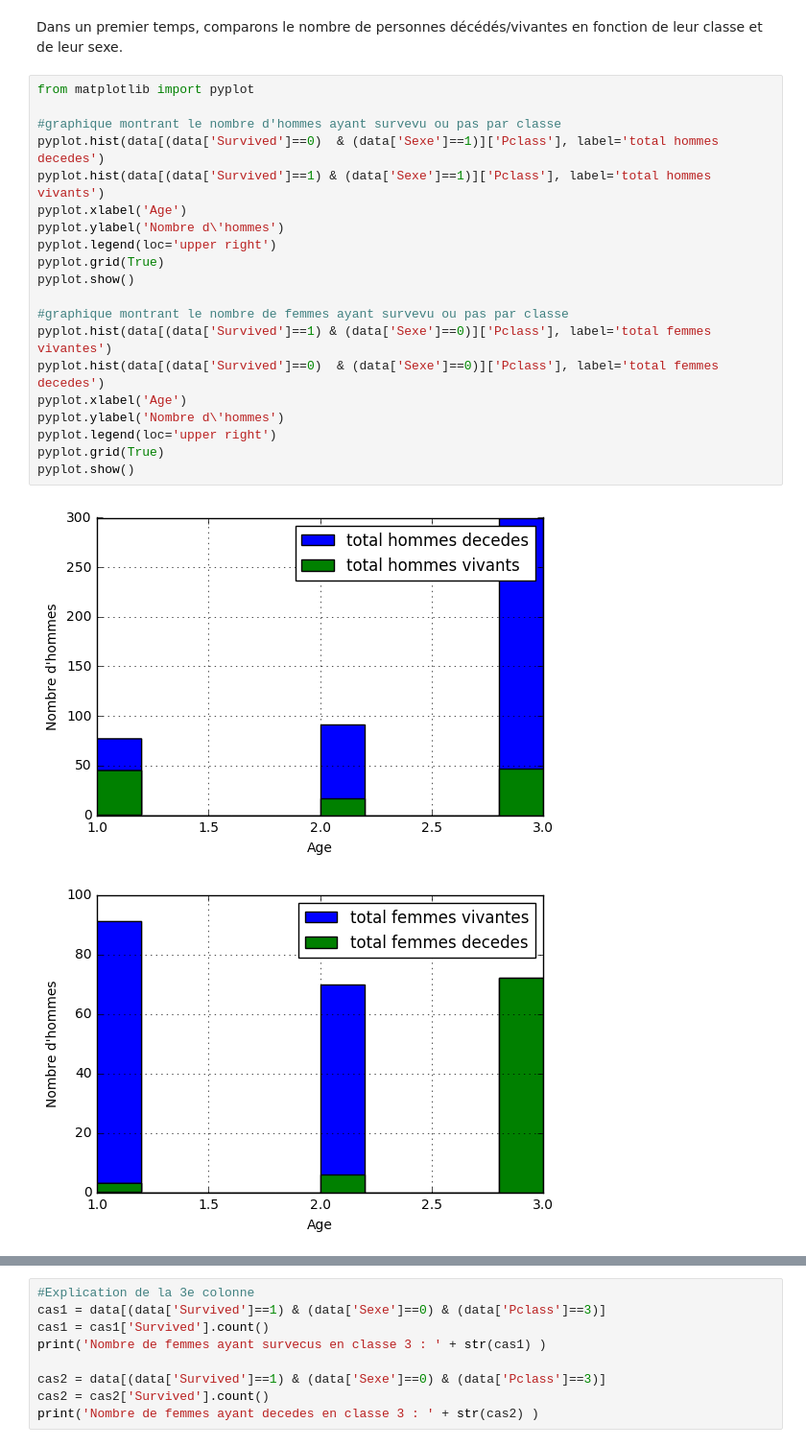
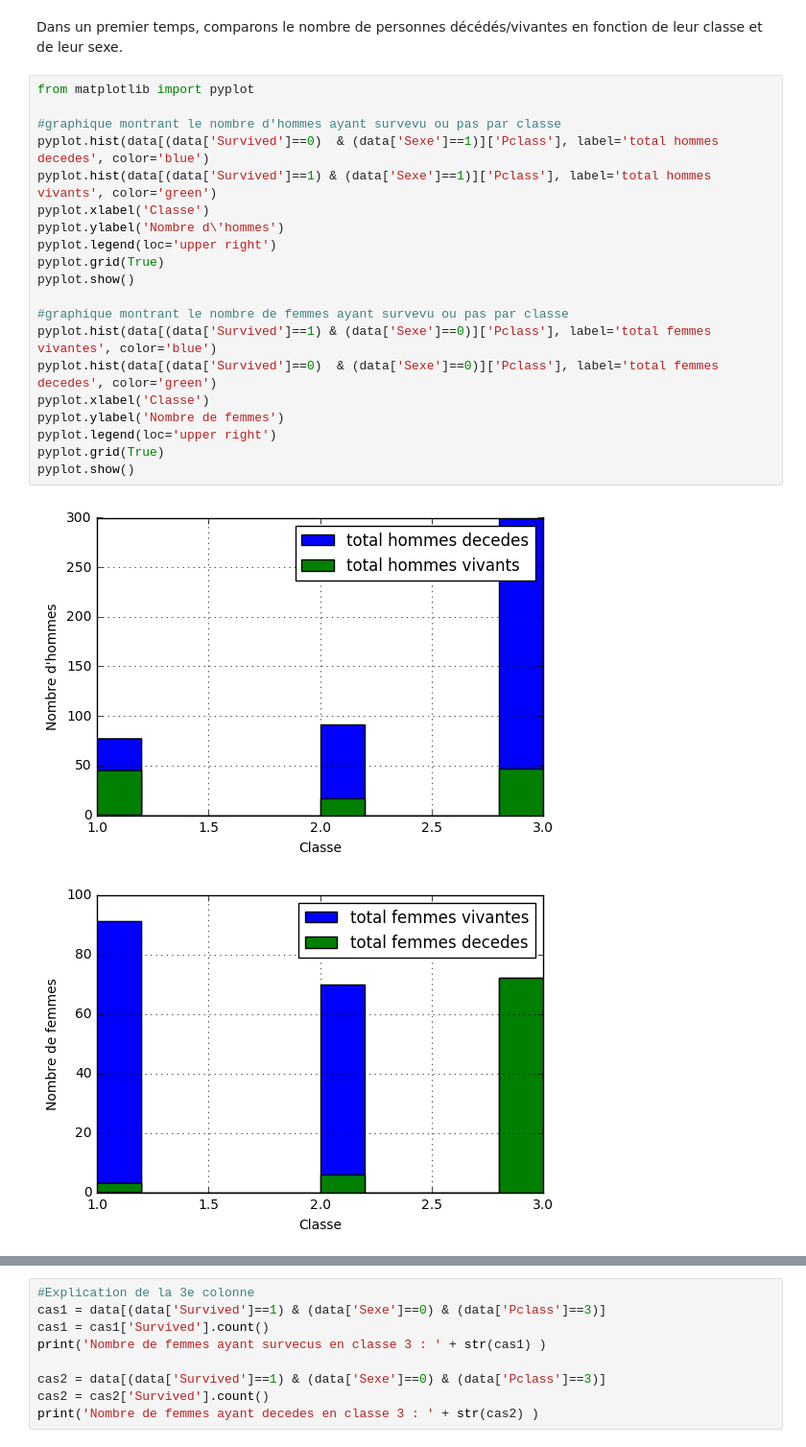
Before and after one commit to CharpentierNicolas/NicolasCharpentierML, a Jupyter notebook: P2/CharpentierRenduFinalP2.ipynb, the cells around one changed output, grey strips where cells are left out. Shown at 96% size. Saved outputs shown, nothing was run; the diff lists cells and outputs as text.

```diff
--- a/P2/CharpentierRenduFinalP2.ipynb
+++ b/P2/CharpentierRenduFinalP2.ipynb
@@ -116,24 +115,24 @@ Dans un premier temps, comparons le nombre de personnes décédés/vivantes en f
 # %%
 from matplotlib import pyplot
 
 #graphique montrant le nombre d'hommes ayant survevu ou pas par classe
-pyplot.hist(data[(data['Survived']==0)  & (data['Sexe']==1)]['Pclass'], label='total hommes decedes')
-pyplot.hist(data[(data['Survived']==1) & (data['Sexe']==1)]['Pclass'], label='total hommes vivants')
-pyplot.xlabel('Age')
+pyplot.hist(data[(data['Survived']==0)  & (data['Sexe']==1)]['Pclass'], label='total hommes decedes', color='blue')
+pyplot.hist(data[(data['Survived']==1) & (data['Sexe']==1)]['Pclass'], label='total hommes vivants', color='green')
+pyplot.xlabel('Classe')
 pyplot.ylabel('Nombre d\'hommes')
 pyplot.legend(loc='upper right')
 pyplot.grid(True)
 pyplot.show()
 
 #graphique montrant le nombre de femmes ayant survevu ou pas par classe
-pyplot.hist(data[(data['Survived']==1) & (data['Sexe']==0)]['Pclass'], label='total femmes vivantes')
-pyplot.hist(data[(data['Survived']==0)  & (data['Sexe']==0)]['Pclass'], label='total femmes decedes')
-pyplot.xlabel('Age')
-pyplot.ylabel('Nombre d\'hommes')
+pyplot.hist(data[(data['Survived']==1) & (data['Sexe']==0)]['Pclass'], label='total femmes vivantes', color='blue')
+pyplot.hist(data[(data['Survived']==0)  & (data['Sexe']==0)]['Pclass'], label='total femmes decedes', color='green')
+pyplot.xlabel('Classe')
+pyplot.ylabel('Nombre de femmes')
 pyplot.legend(loc='upper right')
 pyplot.grid(True)
 pyplot.show()
 # %% [output]
-[figure, old version]
+[figure, new version]
-[figure, old version]
+[figure, new version]
 # %% [markdown]
```
Also changed, not shown: parts of 2 cells of this notebook.
